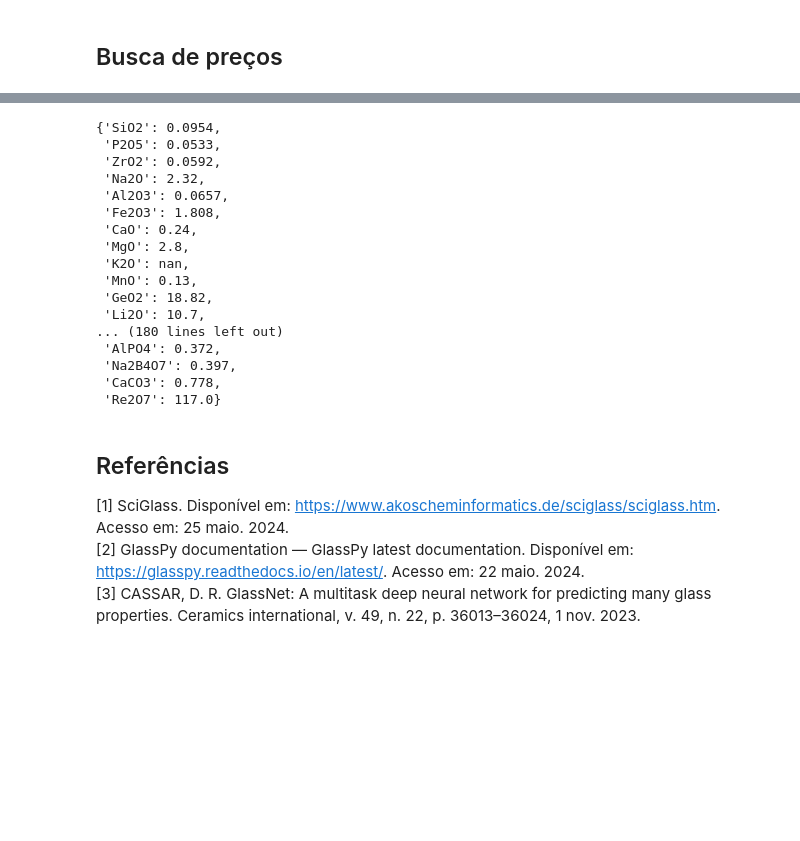
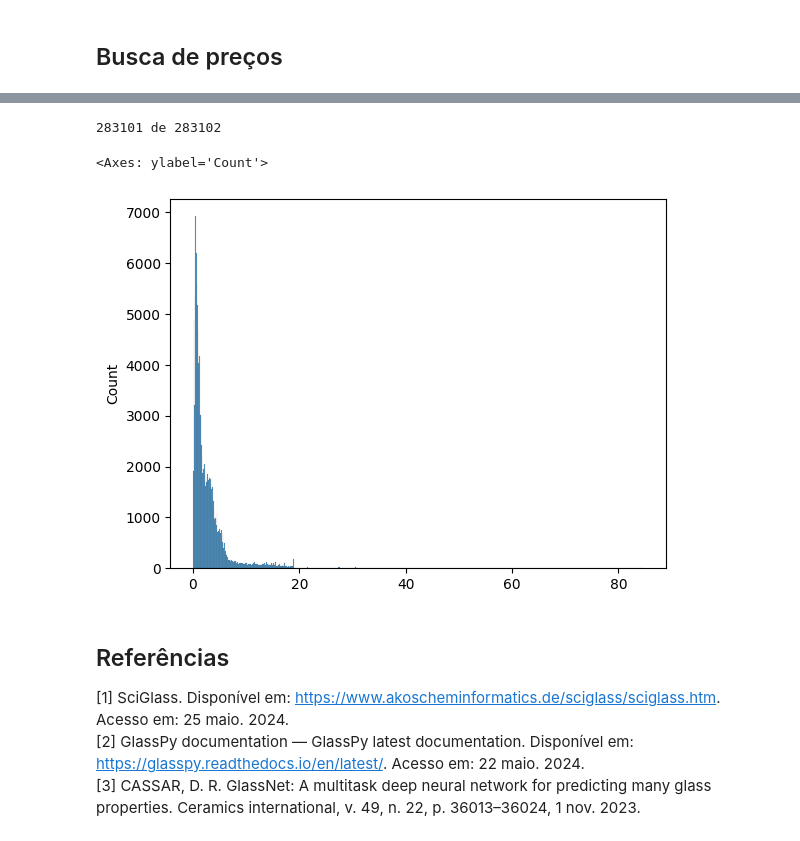
Before and after one commit to diogoplcarvalho/GlassNet_genetic_algorithms, a Jupyter notebook: analise_exploratoria/Analise_exploratoria.ipynb, the cells around one changed output, grey strips where cells are left out. Drawn from its saved outputs; the diff is of its cells as text; code cells hidden in the pictures; blank space fills up the shorter version.

```diff
--- a/analise_exploratoria/Analise_exploratoria.ipynb
+++ b/analise_exploratoria/Analise_exploratoria.ipynb
@@ -366,23 +368,20 @@ prices_dict = dict(zip(prices.iloc[:, 0], prices.iloc[:, 1]))
-# %%
-prices_dict
-# %% [output]
-{'SiO2': 0.0954,
- 'P2O5': 0.0533,
- 'ZrO2': 0.0592,
- 'Na2O': 2.32,
- 'Al2O3': 0.0657,
- 'Fe2O3': 1.808,
- 'CaO': 0.24,
- 'MgO': 2.8,
- 'K2O': nan,
- 'MnO': 0.13,
- 'GeO2': 18.82,
- 'Li2O': 10.7,
-... (180 lines left out)
- 'AlPO4': 0.372,
- 'Na2B4O7': 0.397,
- 'CaCO3': 0.778,
- 'Re2O7': 117.0}
+# %%
+glassnet_with_same_compounds = df['compounds'][prices['Oxide Coumpounds'].tolist()]
+lines = len(glassnet_with_same_compounds['Ag2CO3'])
+all_prices_glassnet = []
+for i in range(lines):
+   print(f'{i} de {lines}',end='\r')
+   if sum(glassnet_with_same_compounds.iloc[i]) ==1:
+      all_prices_per_gram = np.array(prices['Price per gram(dolar/gram)'].tolist())
+      value = sum(np.array(glassnet_with_same_compounds.iloc[i])*all_prices_per_gram)
+      all_prices_glassnet.append(value)
+# %% [output]
+283101 de 283102
+# %%
+sns.histplot(all_prices_glassnet)
+# %% [output]
+<Axes: ylabel='Count'>
+[figure, added]
 # %% [markdown]
 ## Referências
 [1] SciGlass. Disponível em: <https://www.akoscheminformatics.de/sciglass/sciglass.htm>. Acesso em: 25 maio. 2024.<br>
```
Also changed, not shown: parts of 7 cells of this notebook, 1 other file.
